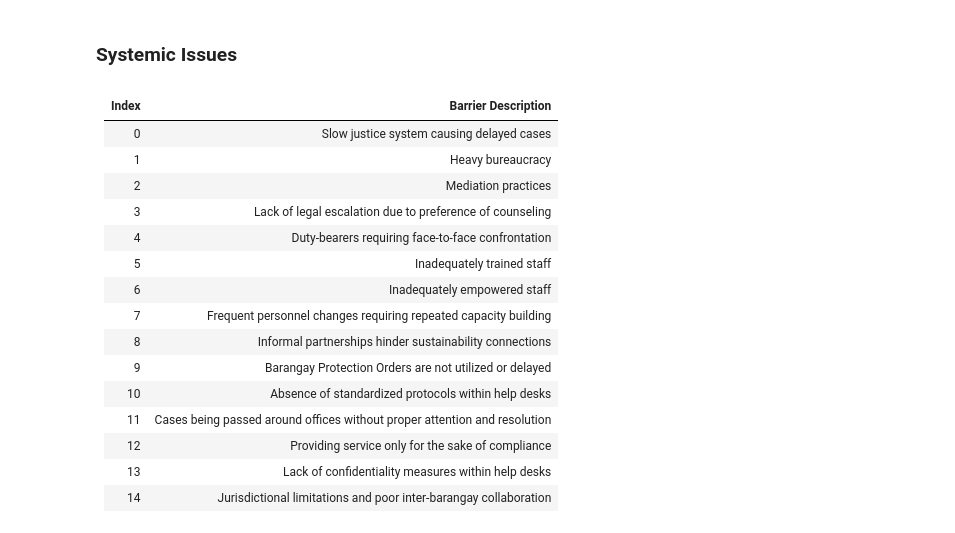
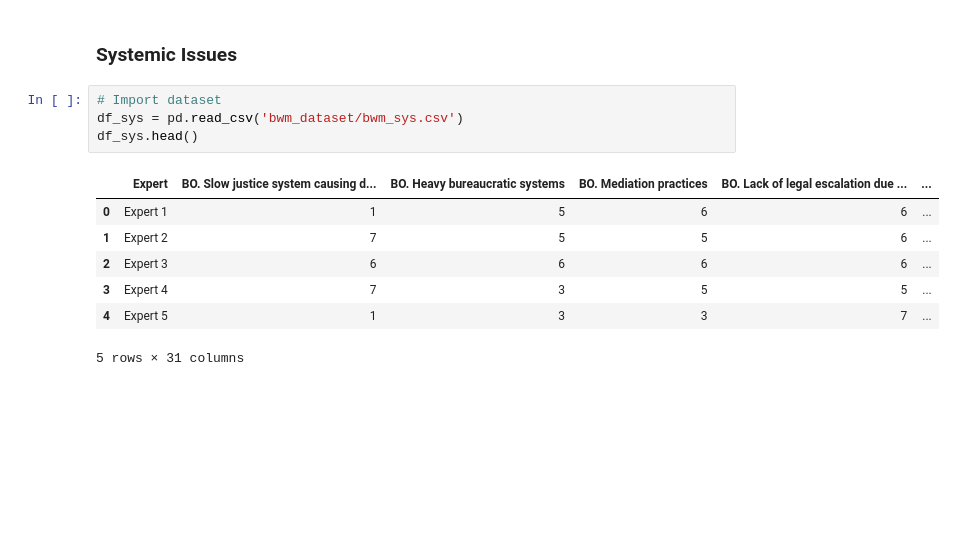
Before and after one commit to omoraisu/Final-Boss-VAW-Lang, a Jupyter notebook: 2_bwm.ipynb, the cells around one changed output. Cells and saved outputs as stored; diff of their text form; blank space fills up the shorter version.

```diff
--- a/2_bwm.ipynb
+++ b/2_bwm.ipynb
@@ -33,21 +72,15 @@ import seaborn as sns
 ## **Factors Involved**
 # %% [markdown]
 ### **Systemic Issues**
-# %% [markdown]
-| Index | Barrier Description                                                                 |
-|-------|--------------------------------------------------------------------------------------|
-| 0     | Slow justice system causing delayed cases                                           |
-| 1     | Heavy bureaucracy                                                                   |
-| 2     | Mediation practices                                                                 |
-| 3     | Lack of legal escalation due to preference of counseling                            |
-| 4     | Duty-bearers requiring face-to-face confrontation                                   |
-| 5     | Inadequately trained staff                                                          |
-| 6     | Inadequately empowered staff                                                        |
-| 7     | Frequent personnel changes requiring repeated capacity building                     |
-| 8     | Informal partnerships hinder sustainability connections                             |
-| 9     | Barangay Protection Orders are not utilized or delayed                              |
-| 10    | Absence of standardized protocols within help desks                                 |
-| 11    | Cases being passed around offices without proper attention and resolution           |
-| 12    | Providing service only for the sake of compliance                                   |
-| 13    | Lack of confidentiality measures within help desks                                  |
-| 14    | Jurisdictional limitations and poor inter-barangay collaboration                    |
+# %%
+# Import dataset
+df_sys = pd.read_csv('bwm_dataset/bwm_sys.csv')
+df_sys.head()
+# %% [output]
+|  | Expert | BO. Slow justice system causing d... | BO. Heavy bureaucratic systems | BO. Mediation practices | BO. Lack of legal escalation due ... | ... |
+| 0 | Expert 1 | 1 | 5 | 6 | 6 | ... |
+| 1 | Expert 2 | 7 | 5 | 5 | 6 | ... |
+| 2 | Expert 3 | 6 | 6 | 6 | 6 | ... |
+| 3 | Expert 4 | 7 | 3 | 5 | 5 | ... |
+| 4 | Expert 5 | 1 | 3 | 3 | 7 | ... |
+5 rows × 31 columns
```
Also changed, not shown: parts of 24 cells of this notebook.
